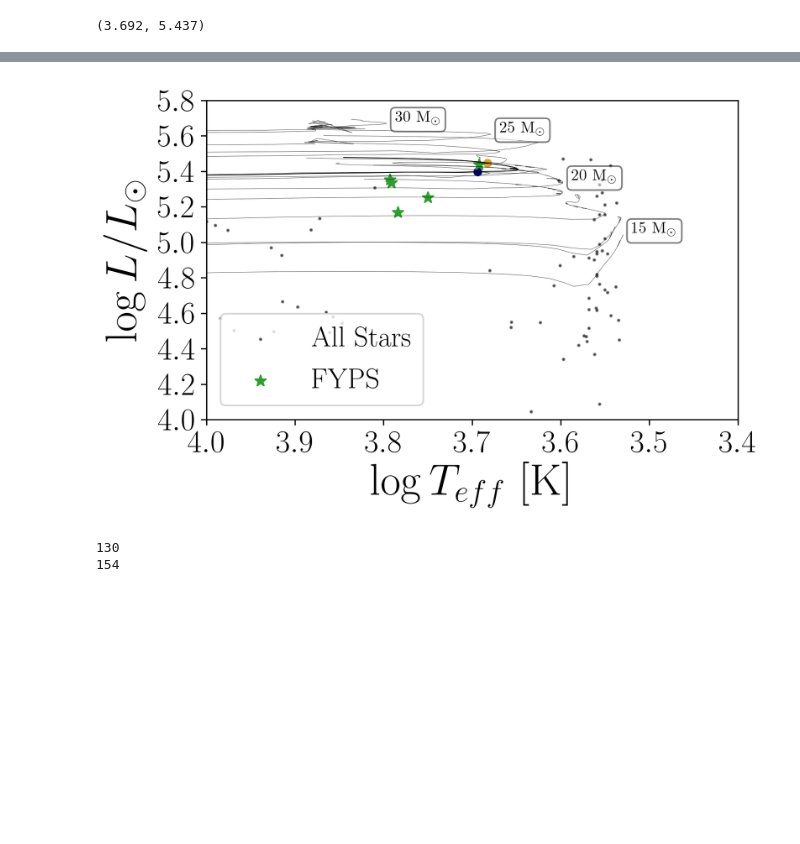
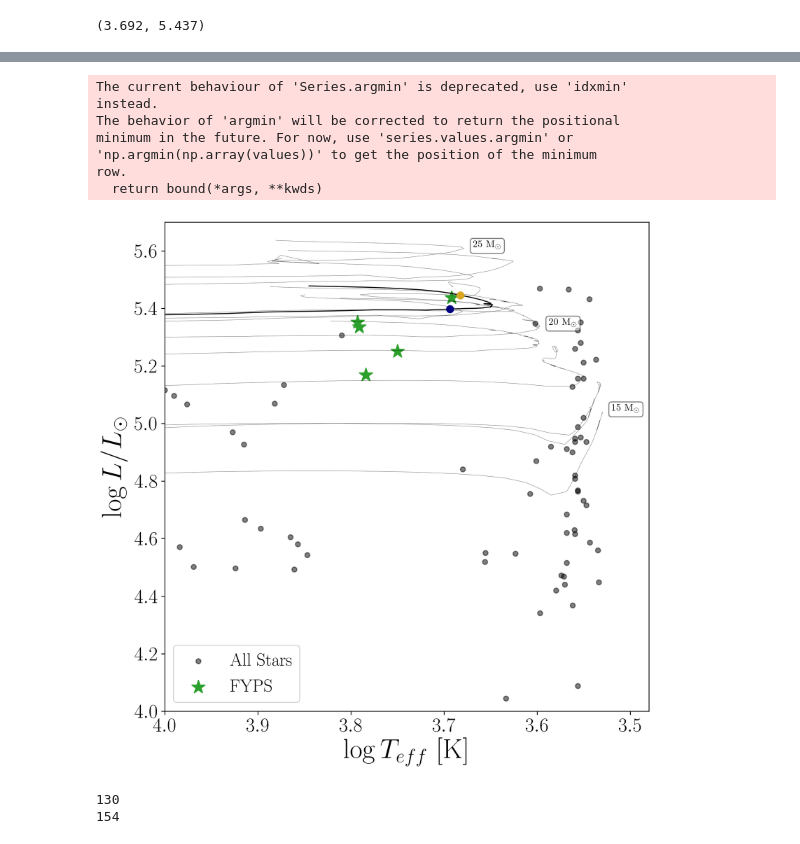
Before and after one commit to tzdwi/TESS, a Jupyter notebook: code/mesa/propagation_diagram/propagation_diagram.ipynb, the cells around one changed output, grey strips where cells are left out. Drawn from its saved outputs; the diff is of its cells as text; code cells hidden in the pictures; blank space fills up the shorter version.

```diff
--- a/code/mesa/propagation_diagram/propagation_diagram.ipynb
+++ b/code/mesa/propagation_diagram/propagation_diagram.ipynb
@@ -76,11 +75,11 @@ plt.savefig('example_hr.pdf')
 [figure]
 # %%
-fig, ax = plt.subplots(dpi=300)
+fig, ax = plt.subplots(dpi=300,figsize=(8,8))
 
 #Plot MESA tracks
 pre_dfs = []
 post_dfs = []
-for m in [15,16,17,18,19,20,21,22,23,24,25,26,27,28,29,30]:
+for m in [15,16,17,18,19,20,21,22,23,24,25,26,27,]:
     try:
         model = pd.read_csv(f'out_post/mesa_initial_mass_{m}__/mesa_profile_attributes.csv')
         model.sort_values(by='model_number',inplace=True)
@@ -106,42 +105,49 @@ for m in [15,16,17,18,19,20,21,22,23,24,25,26,27,28,29,30]:
                      str(m)+r' M$_\odot$',bbox=dict(facecolor='white',boxstyle='round',alpha=0.5))
 
 all_pre = pd.concat(pre_dfs)
 closest_match_preRSG = all_pre.iloc[np.argmin(np.sqrt((np.log10(all_pre['Teff'].values) - this_T)**2.0 + (np.log10(all_pre['photosphere_L'].values) - this_L)**2.0))]
 pre_mass = int(closest_match_preRSG['initial_mass'])
 best_model = pd.read_csv(f'out_post/mesa_initial_mass_{pre_mass}__/mesa_profile_attributes.csv').sort_values('model_number')
 min_num = best_model['model_number'].loc[np.argmin(best_model['Teff'])]
 best_pre = best_model[best_model['model_number'] < min_num]
 best_post = best_model[(best_model['model_number'] >= min_num)&(best_model['Teff'] < 7000)]
-ax.plot(np.log10(best_pre['Teff']),np.log10(best_pre['photosphere_L']),lw=0.5,c='k')
-ax.plot(np.log10(best_post['Teff']),np.log10(best_post['photosphere_L']),lw=0.5,c='k')
+ax.plot(np.log10(best_pre['Teff']),np.log10(best_pre['photosphere_L']),lw=1,c='k',zorder=2)
+ax.plot(np.log10(best_post['Teff']),np.log10(best_post['photosphere_L']),lw=1,c='k',zorder=2)
 close_pre = best_pre.iloc[np.argmin(np.sqrt((np.log10(best_pre['Teff'].values) - this_T)**2.0 + (np.log10(best_pre['photosphere_L'].values) - this_L)**2.0))]
 close_post = best_post.iloc[np.argmin(np.sqrt((np.log10(best_post['Teff'].values) - this_T)**2.0 + (np.log10(best_post['photosphere_L'].values) - this_L)**2.0))]
-plt.scatter(np.log10(close_pre['Teff']),np.log10(close_pre['photosphere_L']),c='navy',s=20)
-plt.scatter(np.log10(close_post['Teff']),np.log10(close_post['photosphere_L']),c='goldenrod',s=20)
+plt.scatter(np.log10(close_pre['Teff']),np.log10(close_pre['photosphere_L']),c='navy',s=50, zorder=3)
+plt.scatter(np.log10(close_post['Teff']),np.log10(close_post['photosphere_L']),c='goldenrod',s=50, zorder=3)
 
 plt.xlabel('$\log{T_{eff}}$ [K]')
 plt.ylabel('$\log{L/L_\odot}$')
 
-ax.scatter(cool_sgs['teff'],cool_sgs['lum'],s=5,marker='.',c='k',alpha=0.5,label='All Stars')
-ax.scatter(fyps['teff'],fyps['lum'],marker='*',s=50,c='C2',label='FYPS')
+ax.scatter(cool_sgs['teff'],cool_sgs['lum'],s=100,marker='.',c='k',alpha=0.5,label='All Stars',zorder=1)
+ax.scatter(fyps['teff'],fyps['lum'],marker='*',s=200,c='C2',label='FYPS',zorder=1)
 ax.legend(fontsize=18,loc='lower left')
 
 ax.xaxis.label.set_size(28)
 ax.yaxis.label.set_size(28)
 for tick in ax.xaxis.get_major_ticks():
     tick.label.set_fontsize(20)
 for tick in ax.yaxis.get_major_ticks():
     tick.label.set_fontsize(20)
 
 xl = ax.get_xlim()
-ax.set_ylim(4,5.8)
+ax.set_ylim(4,5.7)
 #ax.set_xlim(4.8,xl[0])
-ax.set_xlim(4.0,3.4)
+ax.set_xlim(4.0,3.48)
 
 plt.tight_layout()
 plt.savefig('../../../plots/tracks_hr.pdf')
 # %% [output]
+The current behaviour of 'Series.argmin' is deprecated, use 'idxmin'
+instead.
+The behavior of 'argmin' will be corrected to return the positional
+minimum in the future. For now, use 'series.values.argmin' or
+'np.argmin(np.array(values))' to get the position of the minimum
+row.
+  return bound(*args, **kwds)
-[figure, old version]
+[figure, new version]
 # %%
 close_index = close_pre['profile']
 print(close_index)
```
Also changed, not shown: parts of 6 cells of this notebook, 14 other files.
